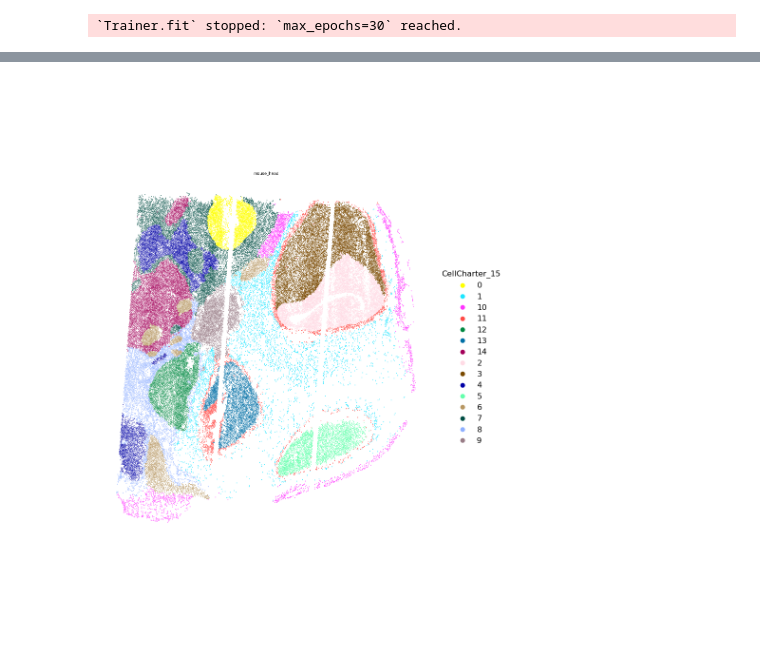
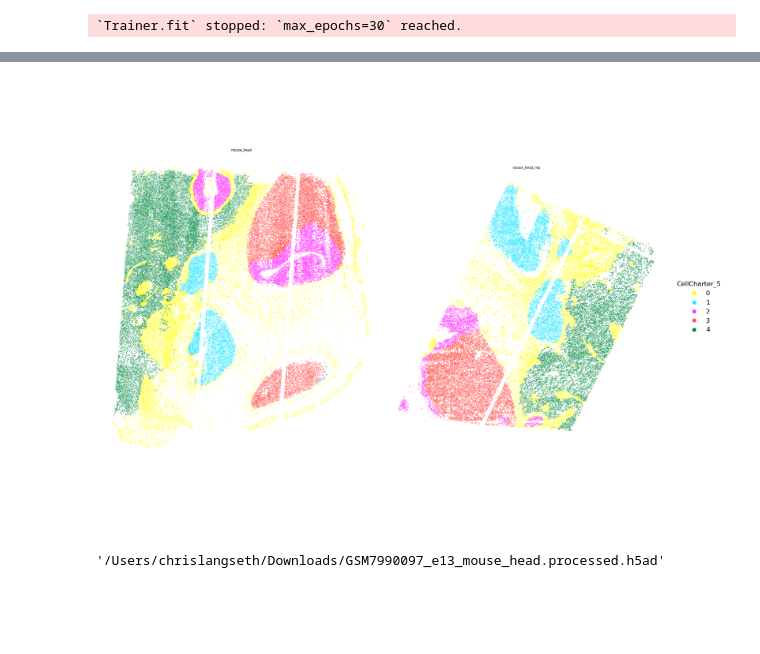
Before and after one commit to christoffermattssonlangseth/KaroSpaceDataWrangling, a Jupyter notebook: notebooks/openST-mousehead.ipynb, the cells around one changed output, grey strips where cells are left out. Cells and saved outputs as stored; diff of their text form; code cells hidden in the pictures; blank space fills up the shorter version.

```diff
--- a/notebooks/openST-mousehead.ipynb
+++ b/notebooks/openST-mousehead.ipynb
@@ -227,13 +211,19 @@ from utils import spatial_utils
 # %%
 spatial_utils.plot_spatial_compact_fast(
     adata,
-    color="CellCharter_15",
+    color="CellCharter_5",
     groupby="sample_id",
     spot_size=1,
-    cols=1,
+    cols=2,
     height=10,
     background="white",
     dpi=120,
 )
 # %% [output]
-[figure, old version]
+[figure, new version]
+# %%
+OUTPUT_H5AD = "/Users/chrislangseth/Downloads/GSM7990097_e13_mouse_head.processed.h5ad"
+adata.write_h5ad(OUTPUT_H5AD)
+OUTPUT_H5AD
+# %% [output]
+'/Users/chrislangseth/Downloads/GSM7990097_e13_mouse_head.processed.h5ad'
```
Also changed, not shown: parts of 2 cells of this notebook, 1 other file.
